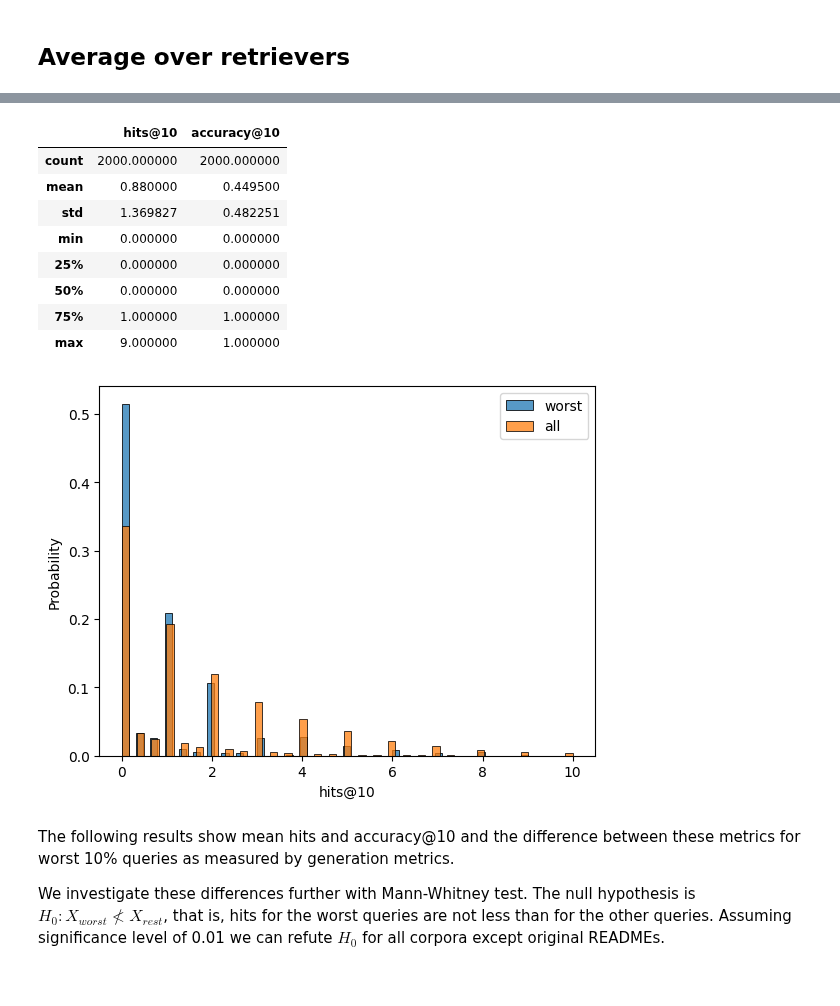
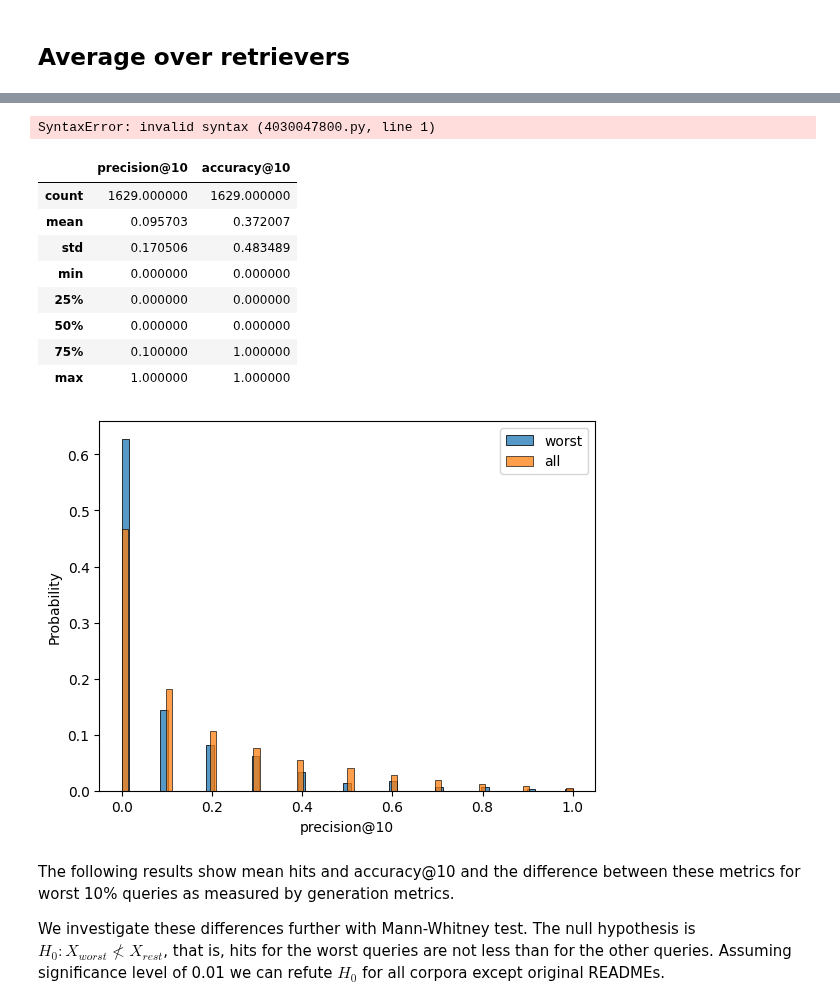
Before and after one commit to lambdaofgod/github_search, a Jupyter notebook: notebooks/04_Metric_Comparison_v2.ipynb, the cells around one changed output, grey strips where cells are left out. Drawn from its saved outputs; the diff is of its cells as text; code cells hidden in the pictures.

Commit message:
dagster pipeline updates

```diff
--- a/notebooks/04_Metric_Comparison_v2.ipynb
+++ b/notebooks/04_Metric_Comparison_v2.ipynb
@@ -24,0 +14,10 @@ generation_metrics_df = pd.read_parquet("../output/signature_generation/libraria
+# %%
+import json
+import pickle
+
+with open("/home/kuba/Projects/github_search/.dagster/storage/generation_metrics_df", "rb") as f:
+    generation_metrics_df = pickle.load(f)
+
+
+with open("/home/kuba/Projects/github_search/.dagster/storage/per_query_generation_metrics_df", "rb") as f:
+    per_query_generation_metrics_df = pickle.load(f)
@@ -69,2 +76,3 @@ ValueError: cannot insert level_0, already exists
 # %%
-raw_ir_metrics_df = pd.read_csv("../output/code2doc/sample_per_task_5_repos/beir_results_codellama.csv")
+#raw_ir_metrics_df = pd.read_csv("../output/code2doc/sample_per_task_5_repos/beir_results_codellama.csv")
+raw_ir_metrics_df = pd.read_csv("../results/per_query_ir_results.csv")
@@ -222,7 +297,7 @@ readme & 0.807 & 3.095 \\
 \hline
 \end{tabular}
 # %%
-per_query_metrics_df = pd.read_csv("../results/per_query_ir_results.csv").fillna(0.0)
+per_query_metrics_df = raw_ir_metrics_df
 per_query_metrics_df.columns = [c.lower() for c in per_query_metrics_df.columns]
 # %%
 per_query_metrics_df
@@ -297,15 +373,6 @@ generation_metric_names = [
  'rougeLsum',
  'sentence_transformer_similarity',
  'wmd']
-# %%
-per_query_generation_metrics_df = (
-    generation_metrics_df
-        .explode("true_tasks")
-        .rename(columns={"true_tasks": "task"})
-        .groupby("task")
-        [generation_metric_names]
-        .agg("mean")
-)
 # %%
 per_query_metrics_df.head()
 # %% [output]
@@ -504,22 +610,26 @@ aggregated_diffs_df = prettify_diffs_df(diffs_df.drop(columns="retriever").group
+# %%
+per_query_metrics_df[].describe()[["precision@10", "accuracy@10"]]
+# %% [output]
+SyntaxError: invalid syntax (4030047800.py, line 1)
 # %%
-per_query_metrics_df[per_query_metrics_df["query"].isin(worst_queries)].describe()[["hits@10", "accuracy@10"]]
+per_query_metrics_df[per_query_metrics_df["query"].isin(worst_queries)].describe()[["precision@10", "accuracy@10"]]
 # %% [output]
-|  | hits@10 | accuracy@10 |
-| count | 2000.000000 | 2000.000000 |
-| mean | 0.880000 | 0.449500 |
-| std | 1.369827 | 0.482251 |
+|  | precision@10 | accuracy@10 |
+| count | 1629.000000 | 1629.000000 |
+| mean | 0.095703 | 0.372007 |
+| std | 0.170506 | 0.483489 |
 | min | 0.000000 | 0.000000 |
 | 25% | 0.000000 | 0.000000 |
 | 50% | 0.000000 | 0.000000 |
-| 75% | 1.000000 | 1.000000 |
-| max | 9.000000 | 1.000000 |
+| 75% | 0.100000 | 1.000000 |
+| max | 1.000000 | 1.000000 |
 # %%
-sns.histplot(per_query_metrics_df[per_query_metrics_df["query"].isin(worst_queries)]["hits@10"], kde=False, stat="probability", label="worst")
-sns.histplot(per_query_metrics_df["hits@10"], kde=False, stat="probability", label="all")
+sns.histplot(per_query_metrics_df[per_query_metrics_df["query"].isin(worst_queries)]["precision@10"], kde=False, stat="probability", label="worst")
+sns.histplot(per_query_metrics_df["precision@10"], kde=False, stat="probability", label="all")
 plt.legend()
 plt.savefig("/home/kuba/Downloads/worst_tasks_hits.png")
 # %% [output]
-[figure, old version]
+[figure, new version]
 # %% [markdown]
 The following results show mean hits and accuracy@10 and the difference between these metrics for worst 10% queries as measured by generation metrics.
 
```
Also changed, not shown: parts of 54 cells of this notebook, 13 other files.
